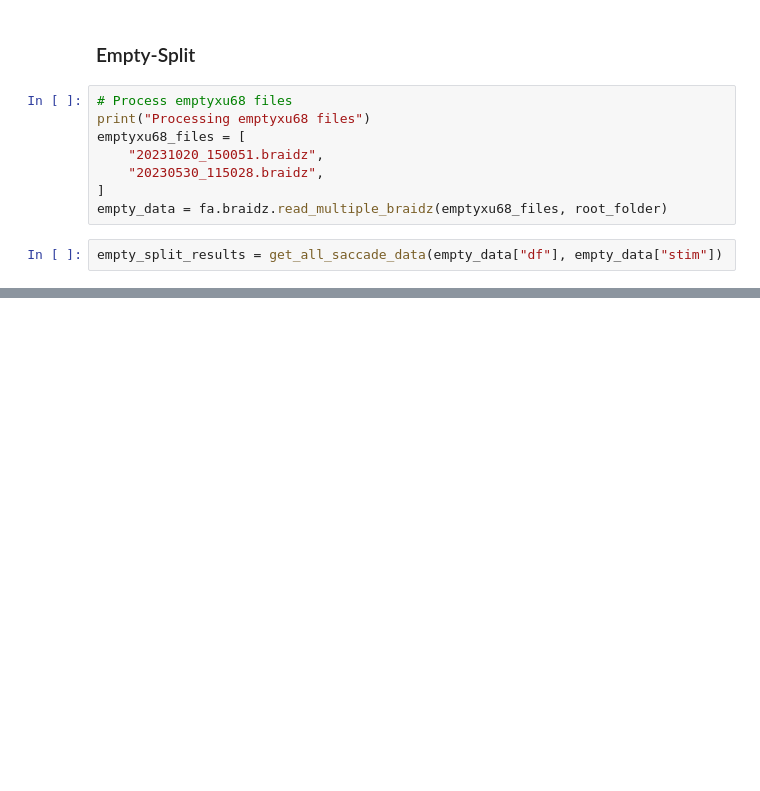
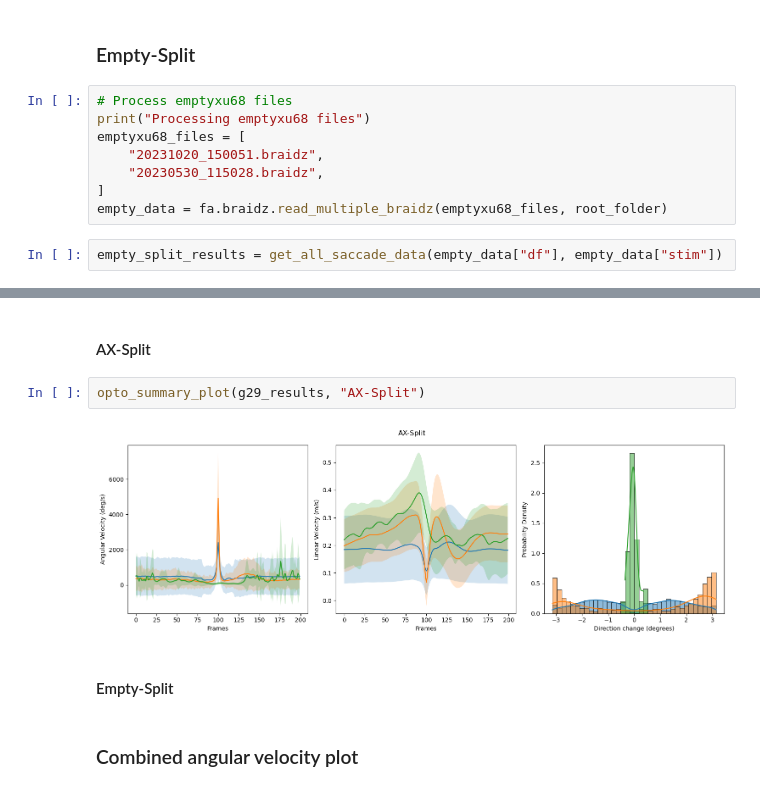
Before and after one commit to elhananby/fly_analysis, a Jupyter notebook: notebooks/Stim_vs_Spont_Saccades.ipynb, the cells around one changed output, grey strips where cells are left out. Drawn from its saved outputs; the diff is of its cells as text; blank space fills up the shorter version.

```diff
--- a/notebooks/Stim_vs_Spont_Saccades.ipynb
+++ b/notebooks/Stim_vs_Spont_Saccades.ipynb
@@ -420,0 +706,10 @@ empty_split_results = get_all_saccade_data(empty_data["df"], empty_data["stim"])
+# %% [markdown]
+#### AX-Split
+# %%
+opto_summary_plot(g29_results, "AX-Split")
+# %% [output]
+[figure, added]
+# %% [markdown]
+#### Empty-Split
+# %% [markdown]
+### Combined angular velocity plot
```
Also changed, not shown: parts of 32 cells of this notebook.
